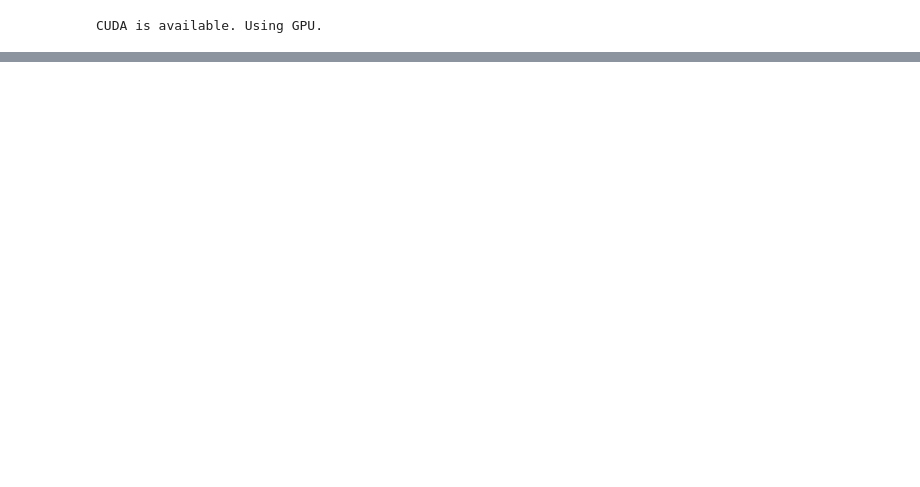
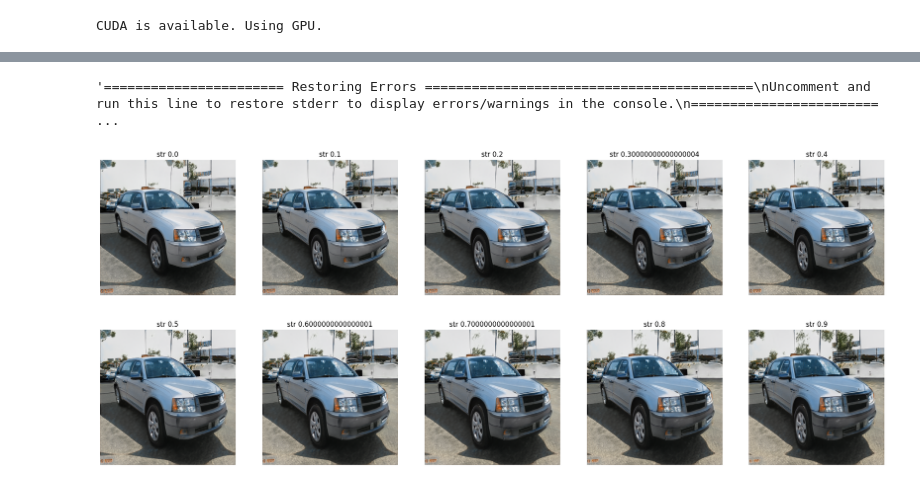
Before and after one commit to JuanReyes01/ControlledGeneration, a Jupyter notebook: direction_apply.ipynb, the cells around one changed output, grey strips where cells are left out. Cells and saved outputs as stored; diff of their text form; code cells hidden in the pictures; blank space fills up the shorter version.

```diff
--- a/direction_apply.ipynb
+++ b/direction_apply.ipynb
@@ -99,0 +84,53 @@ ImportError: /home/juan/.cache/torch_extensions/py312_cu118/upfirdn2d_plugin/upf
+# %%
+"""======================= Restoring Errors ==========================================
+Uncomment and run this line to restore stderr to display errors/warnings in the console.
+======================================================================================="""
+#sys.stderr = sys.__stderr__
+# %% [output]
+'======================= Restoring Errors ==========================================\nUncomment and run this line to restore stderr to display errors/warnings in the console.\n======================== ...
+# %%
+import matplotlib.pyplot as plt
+def generate_image_from_w(G, z):
+    img = G(z, None, truncation_psi=0.5, noise_mode='const')
+    img = (img.permute(0, 2, 3, 1) * 127.5 + 128).clamp(0, 255).to(torch.uint8)
+    return Image.fromarray(img[0].cpu().numpy(), 'RGB')
+
+def generate_from_str(z,STRENGHT,DIRECTION_VECTOR):
+    # Load and apply the direction vector
+    dir_vector = np.load(DIRECTION_VECTOR)
+    dir_vector = torch.tensor(dir_vector).to(device)
+    new_z = z.clone()
+    new_z += dir_vector * STRENGHT
+
+    # Generate image
+    after_image = generate_image_from_w(G, new_z)
+    return after_image
+
+def plot_images(images, strs, num_columns=5):
+    num_images = len(images)
+    num_rows = (num_images + num_columns - 1) // num_columns  # Calculate the number of rows needed
+    fig, axes = plt.subplots(num_rows, num_columns, figsize=(num_columns * 5, num_rows * 5))
+    axes = np.atleast_2d(axes)  # Ensure axes is always 2-dimensional
+
+    for i, img in enumerate(images):
+        ax = axes[i // num_columns, i % num_columns]
+        ax.imshow(img)
+        ax.axis('off')
+        ax.title.set_text(f'str {strs[i]}')
+
+    plt.show()
+# %%
+ORIGINAL_IMAGE_SEED = 1
+DIRECTION_VECTOR = './cars/direction_vectors/vector_177.npy'
+
+torch.manual_seed(ORIGINAL_IMAGE_SEED)
+z = torch.randn(1, 512).to(device)
+imgs = []
+
+strs = np.arange(0, 1, 0.1)
+for i in strs:
+    imgs.append(generate_from_str(z,i,DIRECTION_VECTOR))
+
+plot_images(imgs,strs)
+# %% [output]
+[figure, added]
```
Also changed, not shown: parts of 5 cells of this notebook, 4 other files.
